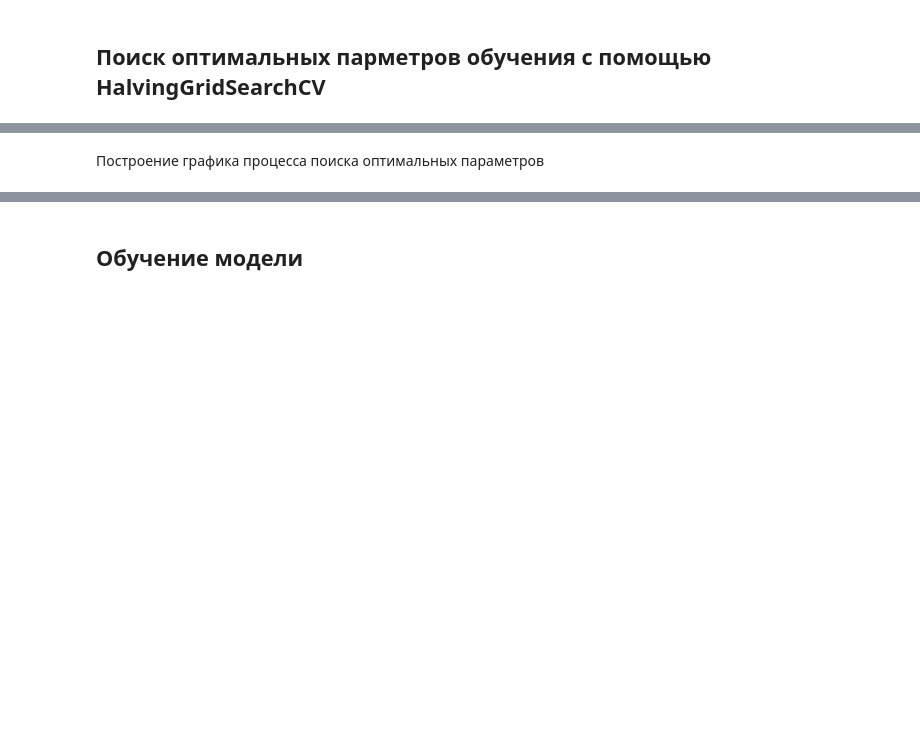
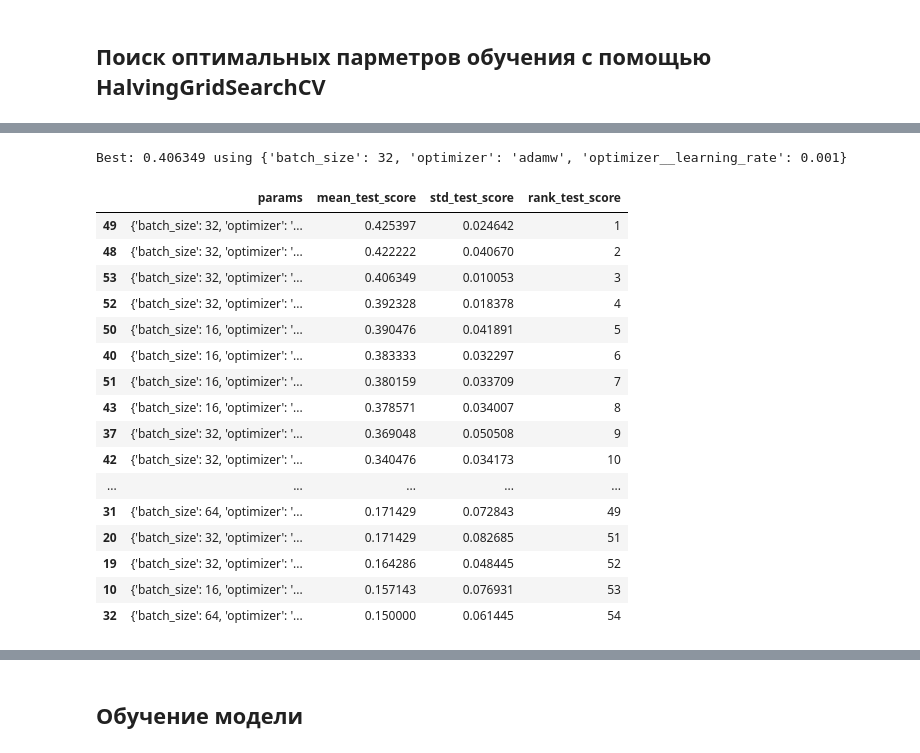
Before and after one commit to muratom/movie-box-office-prediction, a Jupyter notebook: 1_bor_tabular_prereleased.ipynb, the cells around one changed output, grey strips where cells are left out. Saved outputs shown, nothing was run; the diff lists cells and outputs as text; code cells hidden in the pictures; blank space fills up the shorter version.

```diff
--- a/1_bor_tabular_prereleased.ipynb
+++ b/1_bor_tabular_prereleased.ipynb
@@ -729,3 +519,8 @@ from keras.utils import plot_model
+# %%
+from sklearn.utils.class_weight import compute_class_weight
+
+class_weights = compute_class_weight(class_weight='balanced', classes=np.unique(y), y=y)
+class_weights = {i: x for i, x in enumerate(class_weights)}
 # %% [markdown]
 ## Поиск оптимальных парметров обучения с помощью HalvingGridSearchCV
 # %%
@@ -781,2 +577,0 @@ def find_optimal_hyperparameters():
-# %% [markdown]
-Построение графика процесса поиска оптимальных параметров
@@ -783 +590,27 @@ def find_optimal_hyperparameters():
+# %%
+print("Best: %f using %s" % (halving_grid_search_result.best_score_, halving_grid_search_result.best_params_))
+# %% [output]
+Best: 0.406349 using {'batch_size': 32, 'optimizer': 'adamw', 'optimizer__learning_rate': 0.001}
+# %%
+results = pd.DataFrame(halving_grid_search_result.cv_results_)
+with pd.option_context('display.max_colwidth', None):
+    display(results.sort_values('rank_test_score')[['params', 'mean_test_score', 'std_test_score', 'rank_test_score']])
+# %% [output]
+|  | params | mean_test_score | std_test_score | rank_test_score |
+| 49 | {'batch_size': 32, 'optimizer': '... | 0.425397 | 0.024642 | 1 |
+| 48 | {'batch_size': 32, 'optimizer': '... | 0.422222 | 0.040670 | 2 |
+| 53 | {'batch_size': 32, 'optimizer': '... | 0.406349 | 0.010053 | 3 |
+| 52 | {'batch_size': 32, 'optimizer': '... | 0.392328 | 0.018378 | 4 |
+| 50 | {'batch_size': 16, 'optimizer': '... | 0.390476 | 0.041891 | 5 |
+| 40 | {'batch_size': 16, 'optimizer': '... | 0.383333 | 0.032297 | 6 |
+| 51 | {'batch_size': 16, 'optimizer': '... | 0.380159 | 0.033709 | 7 |
+| 43 | {'batch_size': 16, 'optimizer': '... | 0.378571 | 0.034007 | 8 |
+| 37 | {'batch_size': 32, 'optimizer': '... | 0.369048 | 0.050508 | 9 |
+| 42 | {'batch_size': 32, 'optimizer': '... | 0.340476 | 0.034173 | 10 |
+| ... | ... | ... | ... | ... |
+| 31 | {'batch_size': 64, 'optimizer': '... | 0.171429 | 0.072843 | 49 |
+| 20 | {'batch_size': 32, 'optimizer': '... | 0.171429 | 0.082685 | 51 |
+| 19 | {'batch_size': 32, 'optimizer': '... | 0.164286 | 0.048445 | 52 |
+| 10 | {'batch_size': 16, 'optimizer': '... | 0.157143 | 0.076931 | 53 |
+| 32 | {'batch_size': 64, 'optimizer': '... | 0.150000 | 0.061445 | 54 |
 # %%
```
Also changed, not shown: parts of 127 cells of this notebook.
